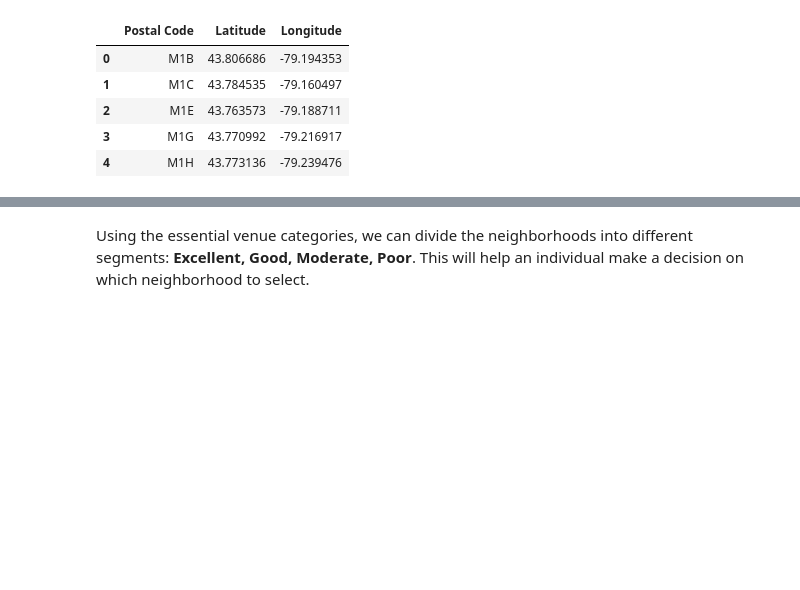
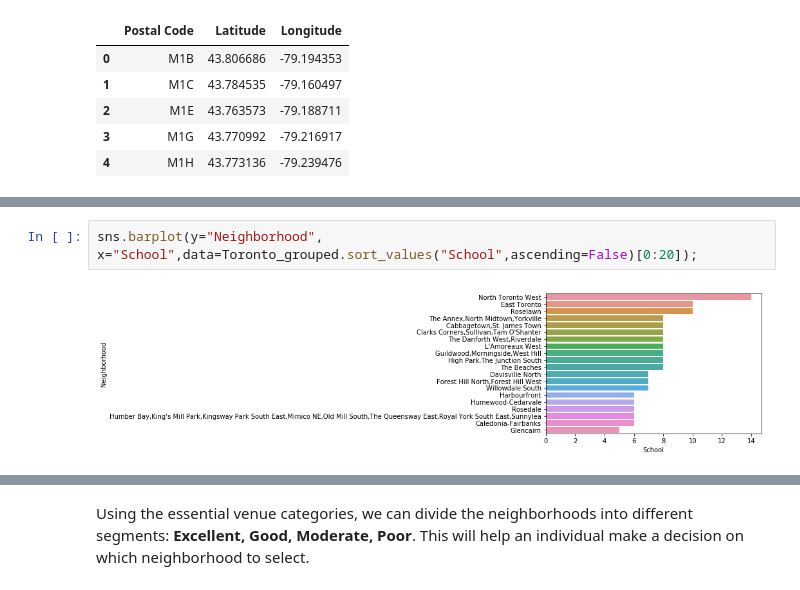
Before and after one commit to iindrajeet07/Coursera_Capstone, a Jupyter notebook: Final Project/Toronto neighborhood analysis for an Indian family.ipynb, the cells around one changed output, grey strips where cells are left out. Cells and saved outputs as stored; diff of their text form; blank space fills up the shorter version.

```diff
--- a/Final Project/Toronto neighborhood analysis for an Indian family.ipynb
+++ b/Final Project/Toronto neighborhood analysis for an Indian family.ipynb
@@ -71,0 +377,4 @@ Here, we will explore each neighborhood for radius of 1 Km based on lattitude an
+# %%
+sns.barplot(y="Neighborhood", x="School",data=Toronto_grouped.sort_values("School",ascending=False)[0:20]);
+# %% [output]
+[figure, added]
```
Also changed, not shown: parts of 48 cells of this notebook.
